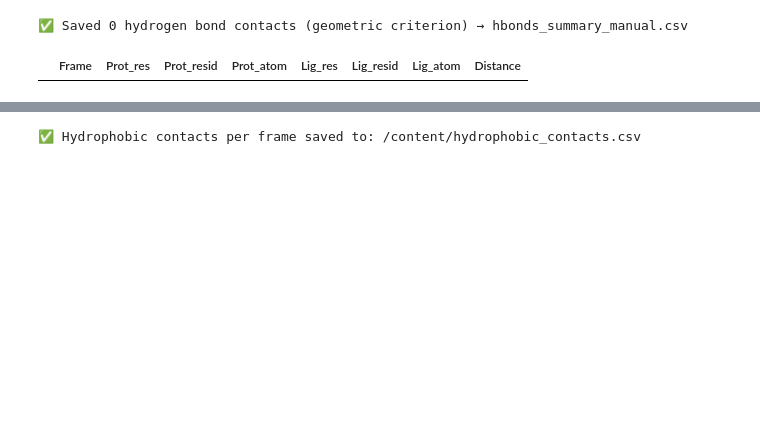
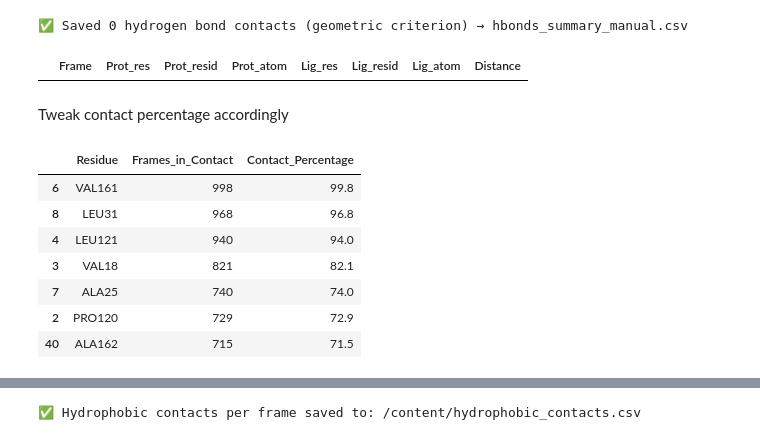
Before and after one commit to Ash100/MDS, a Jupyter notebook: Protein_Ligand_Contacts_Assesment.ipynb, the cells around one changed output, grey strips where cells are left out. Saved outputs shown, nothing was run; the diff lists cells and outputs as text; code cells hidden in the pictures; blank space fills up the shorter version.

```diff
--- a/Protein_Ligand_Contacts_Assesment.ipynb
+++ b/Protein_Ligand_Contacts_Assesment.ipynb
@@ -100,3 +118,40 @@ hbonds_df.head()
+# %%
+def residue_contact_frequency(residue_contacts):
+    total_frames = len(residue_contacts)
+    freq_dict = {}
+
+    for frame_contacts in residue_contacts:
+        for resid, resname in frame_contacts:
+            key = f"{resname}{resid}"
+            freq_dict[key] = freq_dict.get(key, 0) + 1
+
+    freq_df = (
+        pd.DataFrame.from_dict(freq_dict, orient="index", columns=["Frames_in_Contact"])
+        .reset_index()
+        .rename(columns={"index": "Residue"})
+    )
+
+    freq_df["Contact_Percentage"] = 100 * freq_df["Frames_in_Contact"] / total_frames
+
+    return freq_df.sort_values("Contact_Percentage", ascending=False)
+# %% [markdown]
+Tweak contact percentage accordingly
+# %%
+residue_contacts = compute_hydrophobic_residue_contacts(u, cutoff=4.5)
+freq_df = residue_contact_frequency(residue_contacts)
+
+high_occupancy = freq_df[freq_df["Contact_Percentage"] >= 70]
+
+high_occupancy
+# %% [output]
+|  | Residue | Frames_in_Contact | Contact_Percentage |
+| 6 | VAL161 | 998 | 99.8 |
+| 8 | LEU31 | 968 | 96.8 |
+| 4 | LEU121 | 940 | 94.0 |
+| 3 | VAL18 | 821 | 82.1 |
+| 7 | ALA25 | 740 | 74.0 |
+| 2 | PRO120 | 729 | 72.9 |
+| 40 | ALA162 | 715 | 71.5 |
 # %%
 def compute_hydrophobic_contacts(u, cutoff=4.5):
     from MDAnalysis.analysis import distances
```
Also changed, not shown: parts of 10 cells of this notebook.
